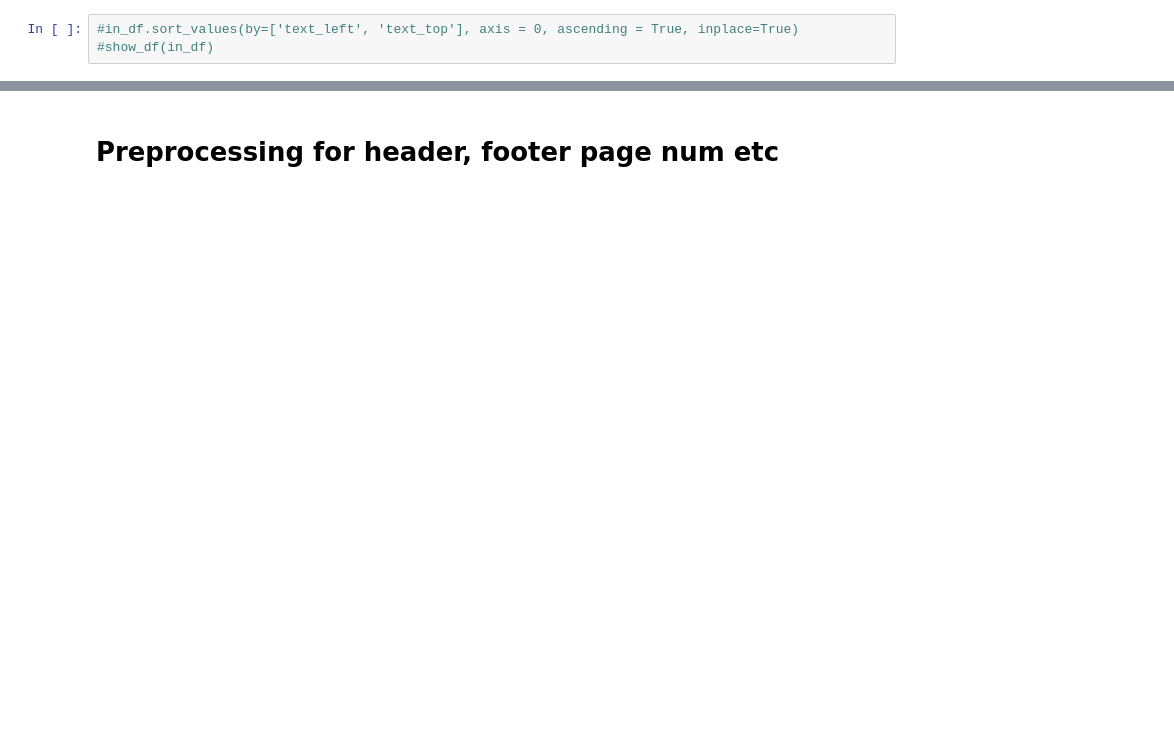
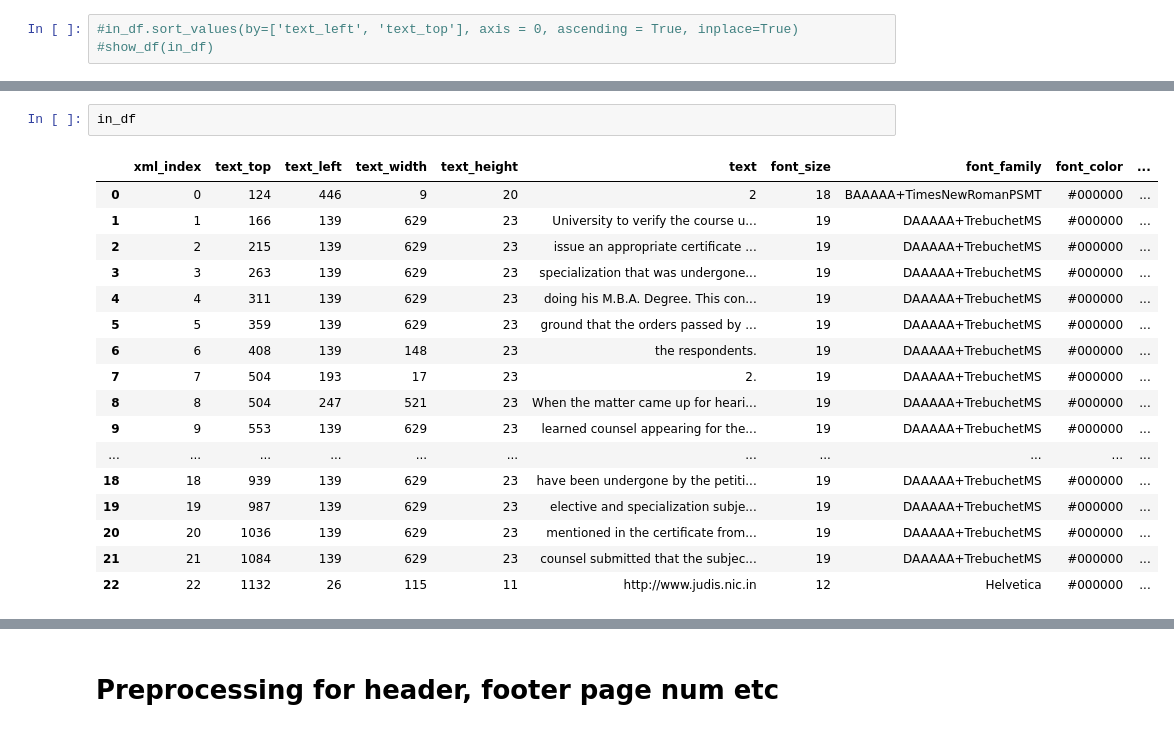
Before and after one commit to kumardeepak/document-structure, a Jupyter notebook: notebooks/DOCUMENT_STRUCTURE_MAIN_DHIRAJ.ipynb, the cells around one changed output, grey strips where cells are left out. Drawn from its saved outputs; the diff is of its cells as text; blank space fills up the shorter version.

```diff
--- a/notebooks/DOCUMENT_STRUCTURE_MAIN_DHIRAJ.ipynb
+++ b/notebooks/DOCUMENT_STRUCTURE_MAIN_DHIRAJ.ipynb
@@ -112,0 +242,20 @@ draw_box(img_filepath, page_width, page_height, in_df, color='red')
+# %%
+in_df
+# %% [output]
+|  | xml_index | text_top | text_left | text_width | text_height | text | font_size | font_family | font_color | ... |
+| 0 | 0 | 124 | 446 | 9 | 20 | 2 | 18 | BAAAAA+TimesNewRomanPSMT | #000000 | ... |
+| 1 | 1 | 166 | 139 | 629 | 23 | University to verify the course u... | 19 | DAAAAA+TrebuchetMS | #000000 | ... |
+| 2 | 2 | 215 | 139 | 629 | 23 | issue an appropriate certificate ... | 19 | DAAAAA+TrebuchetMS | #000000 | ... |
+| 3 | 3 | 263 | 139 | 629 | 23 | specialization that was undergone... | 19 | DAAAAA+TrebuchetMS | #000000 | ... |
+| 4 | 4 | 311 | 139 | 629 | 23 | doing his M.B.A. Degree. This con... | 19 | DAAAAA+TrebuchetMS | #000000 | ... |
+| 5 | 5 | 359 | 139 | 629 | 23 | ground that the orders passed by ... | 19 | DAAAAA+TrebuchetMS | #000000 | ... |
+| 6 | 6 | 408 | 139 | 148 | 23 | the respondents. | 19 | DAAAAA+TrebuchetMS | #000000 | ... |
+| 7 | 7 | 504 | 193 | 17 | 23 | 2. | 19 | DAAAAA+TrebuchetMS | #000000 | ... |
+| 8 | 8 | 504 | 247 | 521 | 23 | When the matter came up for heari... | 19 | DAAAAA+TrebuchetMS | #000000 | ... |
+| 9 | 9 | 553 | 139 | 629 | 23 | learned counsel appearing for the... | 19 | DAAAAA+TrebuchetMS | #000000 | ... |
+| ... | ... | ... | ... | ... | ... | ... | ... | ... | ... | ... |
+| 18 | 18 | 939 | 139 | 629 | 23 | have been undergone by the petiti... | 19 | DAAAAA+TrebuchetMS | #000000 | ... |
+| 19 | 19 | 987 | 139 | 629 | 23 | elective and specialization subje... | 19 | DAAAAA+TrebuchetMS | #000000 | ... |
+| 20 | 20 | 1036 | 139 | 629 | 23 | mentioned in the certificate from... | 19 | DAAAAA+TrebuchetMS | #000000 | ... |
+| 21 | 21 | 1084 | 139 | 629 | 23 | counsel submitted that the subjec... | 19 | DAAAAA+TrebuchetMS | #000000 | ... |
+| 22 | 22 | 1132 | 26 | 115 | 11 | http://www.judis.nic.in | 12 | Helvetica | #000000 | ... |
```
Also changed, not shown: parts of 37 cells of this notebook, 3 other files.
